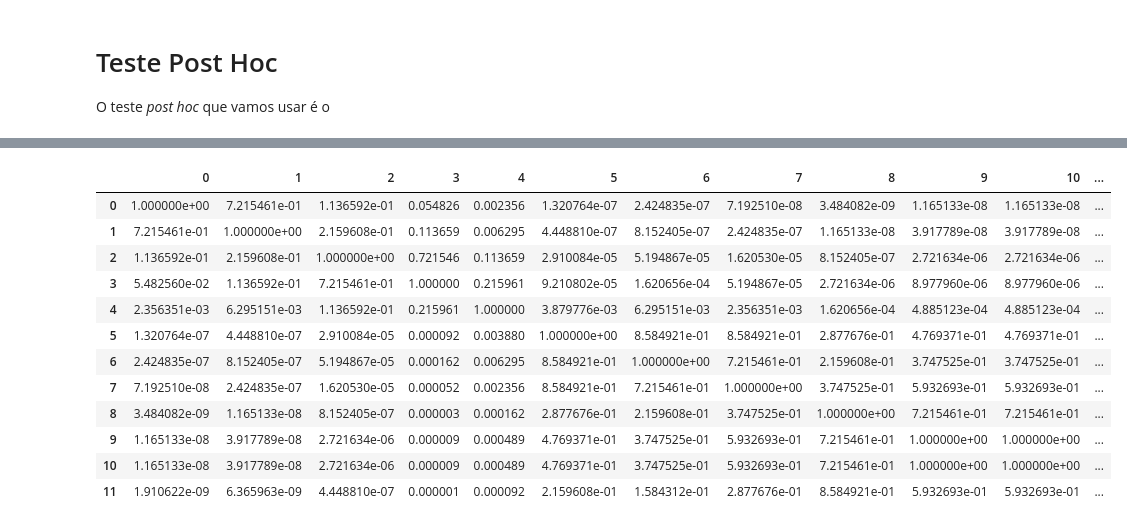
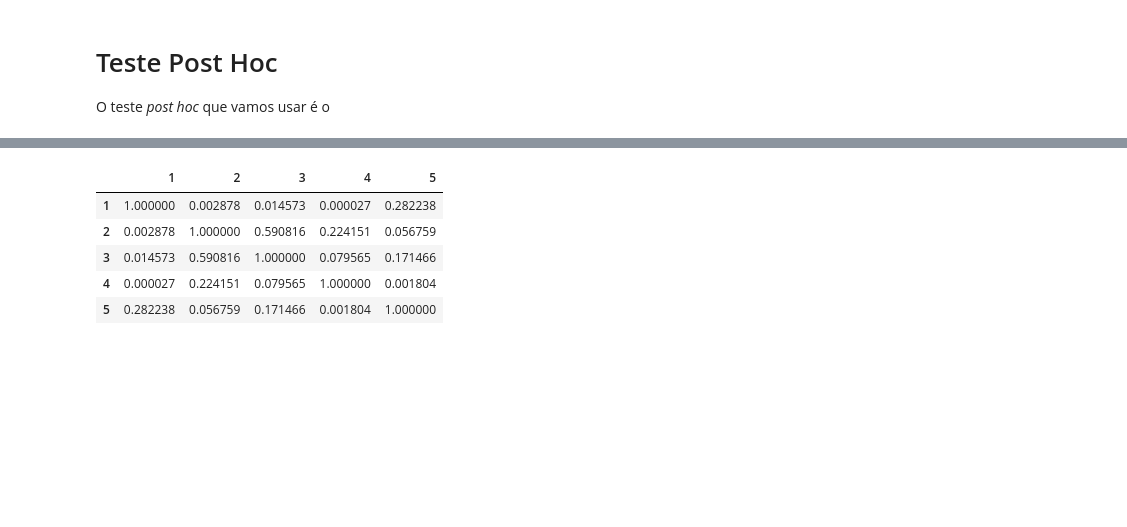
Before and after one commit to preis/anadi_2024, a Jupyter notebook: ficheiros/Trabalho 1/Trabalho 4.2 3.ipynb, the cells around one changed output, grey strips where cells are left out. Cells and saved outputs as stored; diff of their text form; code cells hidden in the pictures; blank space fills up the shorter version.

```diff
--- a/ficheiros/Trabalho 1/Trabalho 4.2 3.ipynb
+++ b/ficheiros/Trabalho 1/Trabalho 4.2 3.ipynb
@@ -130,17 +121,10 @@ sp.posthoc_nemenyi_friedman(a=amostras)
 # %%
-sp.posthoc_conover_friedman(a=amostras)
+sp.posthoc_dunn(a=amostras)
 # %% [output]
-|  | 0 | 1 | 2 | 3 | 4 | 5 | 6 | 7 | 8 | 9 | 10 | ... |
-| 0 | 1.000000e+00 | 7.215461e-01 | 1.136592e-01 | 0.054826 | 0.002356 | 1.320764e-07 | 2.424835e-07 | 7.192510e-08 | 3.484082e-09 | 1.165133e-08 | 1.165133e-08 | ... |
-| 1 | 7.215461e-01 | 1.000000e+00 | 2.159608e-01 | 0.113659 | 0.006295 | 4.448810e-07 | 8.152405e-07 | 2.424835e-07 | 1.165133e-08 | 3.917789e-08 | 3.917789e-08 | ... |
-| 2 | 1.136592e-01 | 2.159608e-01 | 1.000000e+00 | 0.721546 | 0.113659 | 2.910084e-05 | 5.194867e-05 | 1.620530e-05 | 8.152405e-07 | 2.721634e-06 | 2.721634e-06 | ... |
-| 3 | 5.482560e-02 | 1.136592e-01 | 7.215461e-01 | 1.000000 | 0.215961 | 9.210802e-05 | 1.620656e-04 | 5.194867e-05 | 2.721634e-06 | 8.977960e-06 | 8.977960e-06 | ... |
-| 4 | 2.356351e-03 | 6.295151e-03 | 1.136592e-01 | 0.215961 | 1.000000 | 3.879776e-03 | 6.295151e-03 | 2.356351e-03 | 1.620656e-04 | 4.885123e-04 | 4.885123e-04 | ... |
-| 5 | 1.320764e-07 | 4.448810e-07 | 2.910084e-05 | 0.000092 | 0.003880 | 1.000000e+00 | 8.584921e-01 | 8.584921e-01 | 2.877676e-01 | 4.769371e-01 | 4.769371e-01 | ... |
-| 6 | 2.424835e-07 | 8.152405e-07 | 5.194867e-05 | 0.000162 | 0.006295 | 8.584921e-01 | 1.000000e+00 | 7.215461e-01 | 2.159608e-01 | 3.747525e-01 | 3.747525e-01 | ... |
-| 7 | 7.192510e-08 | 2.424835e-07 | 1.620530e-05 | 0.000052 | 0.002356 | 8.584921e-01 | 7.215461e-01 | 1.000000e+00 | 3.747525e-01 | 5.932693e-01 | 5.932693e-01 | ... |
-| 8 | 3.484082e-09 | 1.165133e-08 | 8.152405e-07 | 0.000003 | 0.000162 | 2.877676e-01 | 2.159608e-01 | 3.747525e-01 | 1.000000e+00 | 7.215461e-01 | 7.215461e-01 | ... |
-| 9 | 1.165133e-08 | 3.917789e-08 | 2.721634e-06 | 0.000009 | 0.000489 | 4.769371e-01 | 3.747525e-01 | 5.932693e-01 | 7.215461e-01 | 1.000000e+00 | 1.000000e+00 | ... |
-| 10 | 1.165133e-08 | 3.917789e-08 | 2.721634e-06 | 0.000009 | 0.000489 | 4.769371e-01 | 3.747525e-01 | 5.932693e-01 | 7.215461e-01 | 1.000000e+00 | 1.000000e+00 | ... |
-| 11 | 1.910622e-09 | 6.365963e-09 | 4.448810e-07 | 0.000001 | 0.000092 | 2.159608e-01 | 1.584312e-01 | 2.877676e-01 | 8.584921e-01 | 5.932693e-01 | 5.932693e-01 | ... |
+|  | 1 | 2 | 3 | 4 | 5 |
+| 1 | 1.000000 | 0.002878 | 0.014573 | 0.000027 | 0.282238 |
+| 2 | 0.002878 | 1.000000 | 0.590816 | 0.224151 | 0.056759 |
+| 3 | 0.014573 | 0.590816 | 1.000000 | 0.079565 | 0.171466 |
+| 4 | 0.000027 | 0.224151 | 0.079565 | 1.000000 | 0.001804 |
+| 5 | 0.282238 | 0.056759 | 0.171466 | 0.001804 | 1.000000 |
 # %%
```
Also changed, not shown: parts of 9 cells of this notebook.
